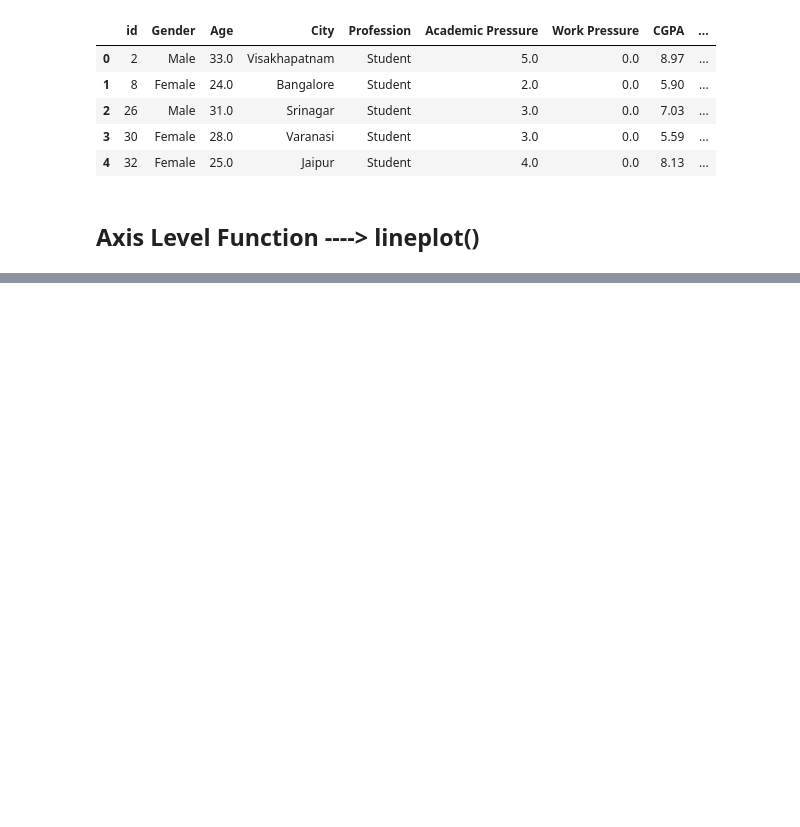
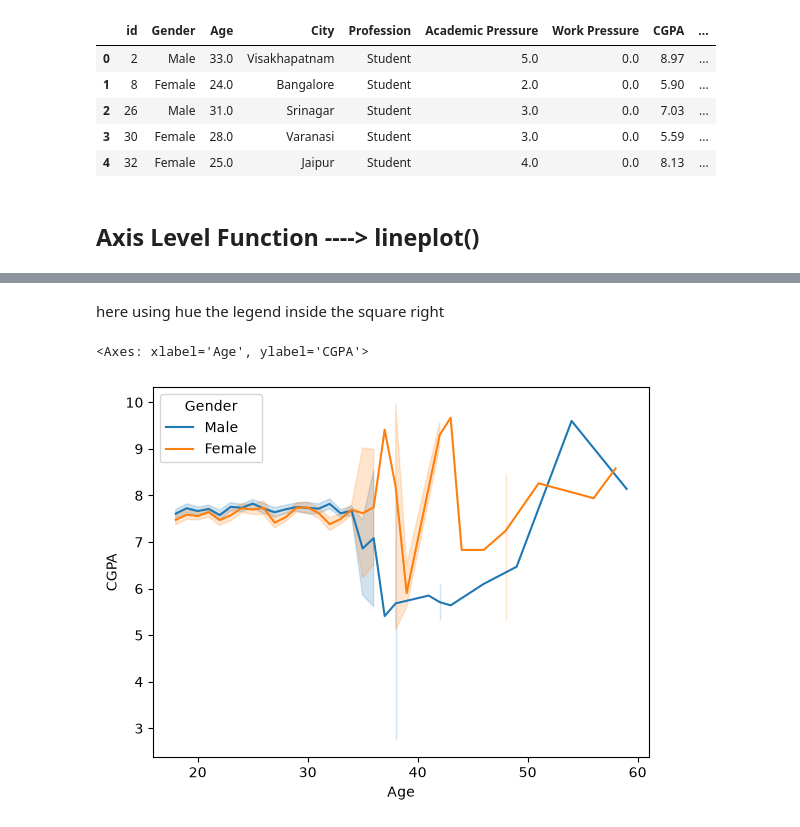
Before and after one commit to saileshchikkam/GEN-Ai, a Jupyter notebook: Machine Learning/Prerequisites/Seaborn/Getting_Started.ipynb, the cells around one changed output, grey strips where cells are left out. Cells and saved outputs as stored; diff of their text form; code cells hidden in the pictures; blank space fills up the shorter version.

Commit message:
Seaborn Plots updated

```diff
--- a/Machine Learning/Prerequisites/Seaborn/Getting_Started.ipynb
+++ b/Machine Learning/Prerequisites/Seaborn/Getting_Started.ipynb
@@ -89,0 +93,7 @@ sns.lineplot(data = df_dep, x='Age',y='CGPA')
+# %% [markdown]
+here using hue the legend inside the square right
+# %%
+sns.lineplot(data = df_dep, x='Age',y='CGPA',hue = 'Gender')
+# %% [output]
+<Axes: xlabel='Age', ylabel='CGPA'>
+[figure, added]
```
Also changed, not shown: parts of 60 cells of this notebook.
